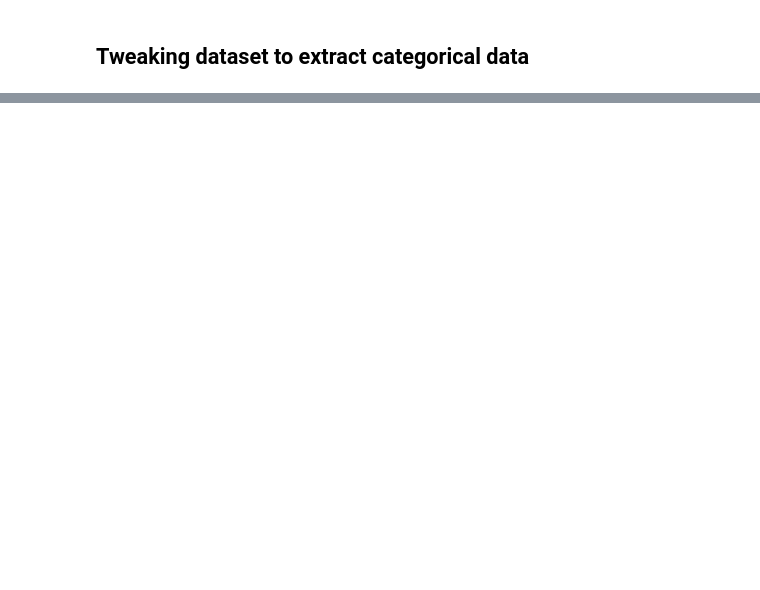
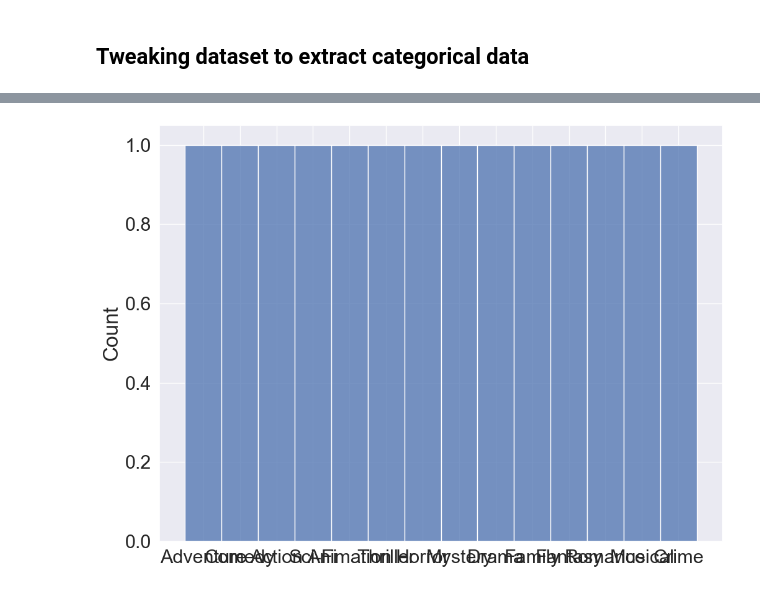
Before and after one commit to tbassils/Microsoft_Movie_Data_Analysis, a Jupyter notebook: Forrest/Final_Submission.ipynb, the cells around one changed output, grey strips where cells are left out. Cells and saved outputs as stored; diff of their text form; code cells hidden in the pictures; blank space fills up the shorter version.

```diff
--- a/Forrest/Final_Submission.ipynb
+++ b/Forrest/Final_Submission.ipynb
@@ -186,9 +182,9 @@ cat2_cashcow = cat2_budgets[cat2_budgets['roi'] > 5]
 # %%
 ## Making Lists of the Top Performing Movies by budget category (using aka_movie, not the exploded aka_movie_ex)
-whopper_movies = list(aka_movie[aka_movie.budget_category=='Whopper'].sort_values(by = 'roi', ascending=False).head(40)['title'].values)
-big_movies = list(aka_movie[aka_movie.budget_category=='Big Budget'].sort_values(by = 'roi', ascending=False).head(40)['title'].values)
-mid_movies = list(aka_movie[aka_movie.budget_category=='Mid Budget'].sort_values(by = 'roi', ascending=False).head(40)['title'].values)
-low_movies = list(aka_movie[aka_movie.budget_category=='Low Budget'].sort_values(by = 'roi', ascending=False).head(40)['title'].values)
+whopper_movies = list(aka_movie[aka_movie.budget_category=='Whopper'].sort_values(by = 'roi', ascending=False).head(10)['title'].values)
+big_movies = list(aka_movie[aka_movie.budget_category=='Big Budget'].sort_values(by = 'roi', ascending=False).head(10)['title'].values)
+mid_movies = list(aka_movie[aka_movie.budget_category=='Mid Budget'].sort_values(by = 'roi', ascending=False).head(10)['title'].values)
+low_movies = list(aka_movie[aka_movie.budget_category=='Low Budget'].sort_values(by = 'roi', ascending=False).head(10)['title'].values)
 # %%
 ## Making value counts on top performing movie genres (using exploded aka_movie_ex to capture multiple genre movies)
 whopper_movie_genres = aka_movie_ex[aka_movie_ex['title'].isin(whopper_movies)]['genres_split'].value_counts()
@@ -207,0 +336,10 @@ plt.show()
+# %%
+fig, ax = plt.subplots()
+fig.set_size_inches(11.7, 8.7)
+j = sns.histplot(data = df1,  x = whopper_movie_genres.keys())
+# j.set(xlabel ="Budget Category", ylabel = "Return on Investment", title ="ROI by Budget Category")
+# ax.set_ylim(-2, 31)
+plt.show()
+# whopper_movie_genres.head(10)
+# %% [output]
+[figure, added]
```
Also changed, not shown: parts of 22 cells of this notebook.
